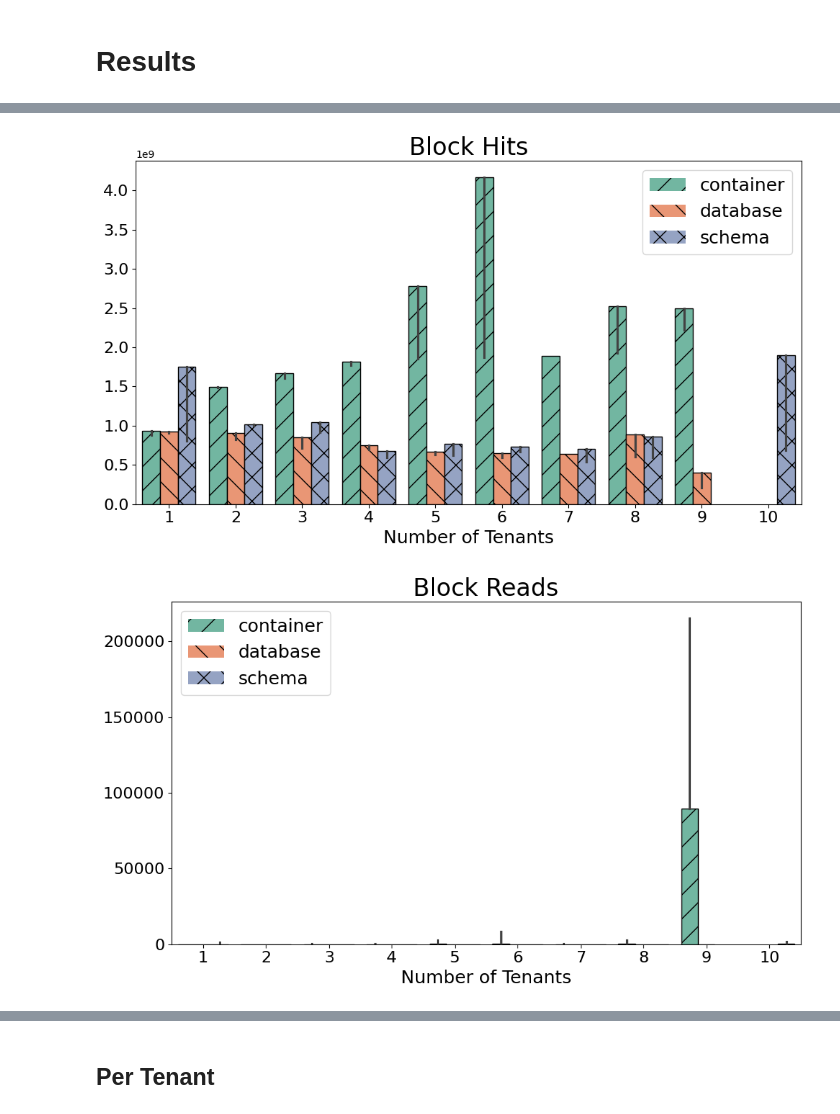
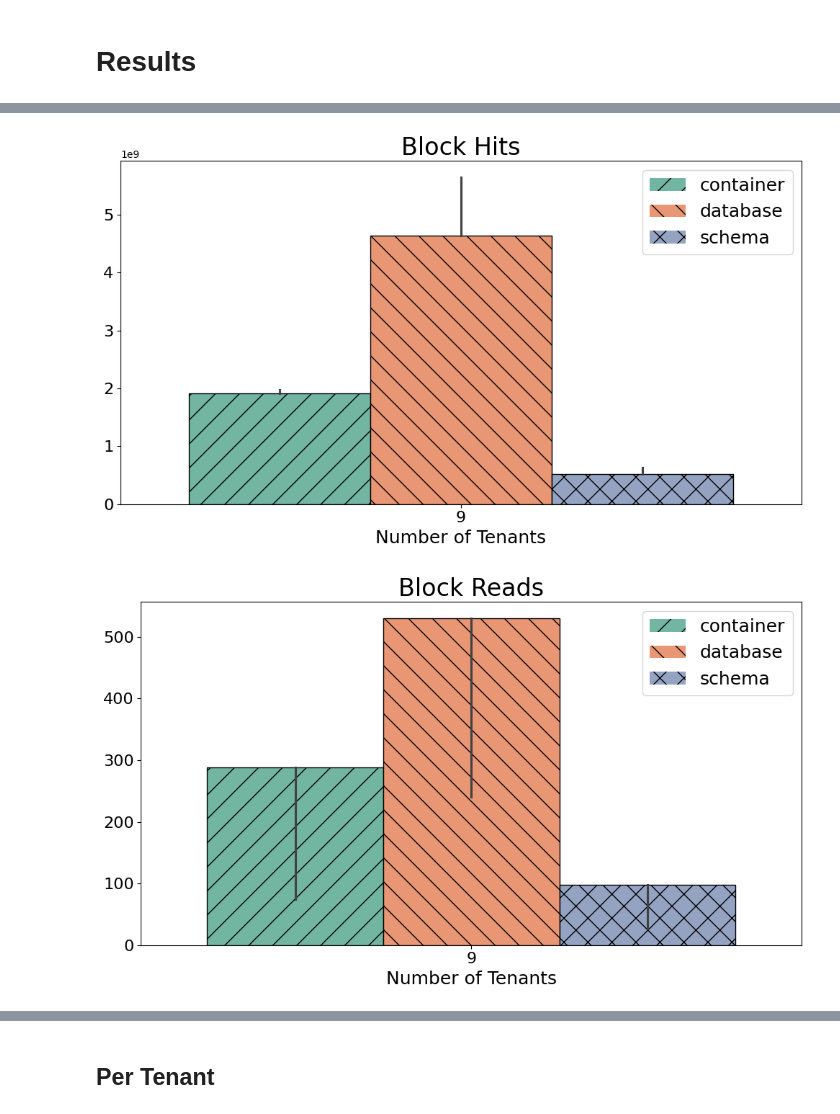
Before and after one commit to Beuth-Erdelt/Benchmark-Experiment-Host-Manager, a Jupyter notebook: dev/MT-Benchbase-Merge-PVC-args-metrics.ipynb, the cells around one changed output, grey strips where cells are left out. Cells and saved outputs as stored; diff of their text form; code cells hidden in the pictures.

Commit message:
Bexhoma: application monitoring test for arbitrary tenants

```diff
--- a/dev/MT-Benchbase-Merge-PVC-args-metrics.ipynb
+++ b/dev/MT-Benchbase-Merge-PVC-args-metrics.ipynb
@@ -587,40 +597,16 @@ def plot_boxplots(df, y, title):
 # %%
 codes = [
     # container
-    '1752406245', #tenants=1
-    '1752412361', #tenants=2
-    '1752419223', #tenants=3
-    '1752426827', #tenants=4
-    '1752435068', #tenants=5
-    '1752444089', #tenants=6
-    '1752453951', #tenants=7
-    '1752464472', #tenants=8
-    '1752476526', #tenants=9
+    '1752572699', #tenants=9
     #'1752464472', #tenants=10
 
     # database
-    '1752404208', #tenants=1
-    '1752410283', #tenants=2
-    '1752416898', #tenants=3
-    '1752424422', #tenants=4
-    '1752432507', #tenants=5
-    '1752441367', #tenants=6
-    '1752451092', #tenants=7
-    '1752461424', #tenants=8
-    '1752473061', #tenants=9
+    '1752568918', #tenants=9
     #'1752464472', #tenants=10
 
     #schema
-    '1752402199', #tenants=1
-    '1752408212', #tenants=2
-    '1752414676', #tenants=3
-    '1752421968', #tenants=4
-    '1752429885', #tenants=5
-    '1752438657', #tenants=6
-    '1752448165', #tenants=7
-    '1752458445', #tenants=8
-    '1752482458', #tenants=9
-    #'1752464472', #tenants=10
+    '1752565302', #tenants=9
+    #'1752537927', #tenants=10
 
 ]
 
@@ -697,17 +658,17 @@ plot_bars(df_performance.fillna(0), y='Cache Hit Ratio [%]', title='Cache Hit Ra
 # %%
 df = df_performance[df_performance['client']=='1']
 #df = df_performance.copy()
-plot_bars(df_performance, y='Block Hits', title='Block Hits', estimator='max')
+plot_bars(df_performance, y='Block Hits', title='Block Hits', estimator='min')
 #plot_boxplots(df, y='Block Hits', title='Block Hits')
 # %% [output]
-[figure, old version]
+[figure, new version]
 # %%
 df = df_performance[df_performance['client']=='1']
 #df = df_performance.copy()
 #plot_boxplots(df, y='Block Reads', title='Block Reads')
-plot_bars(df_performance, y='Block Reads', title='Block Reads', estimator='min')
+plot_bars(df_performance, y='Block Reads', title='Block Reads', estimator='max')
 # %% [output]
-[figure, old version]
+[figure, new version]
 # %%
 df = df_performance[df_performance['client']=='1']
 #df = df_performance.copy()
```
Also changed, not shown: parts of 42 cells of this notebook, 32 other files.
